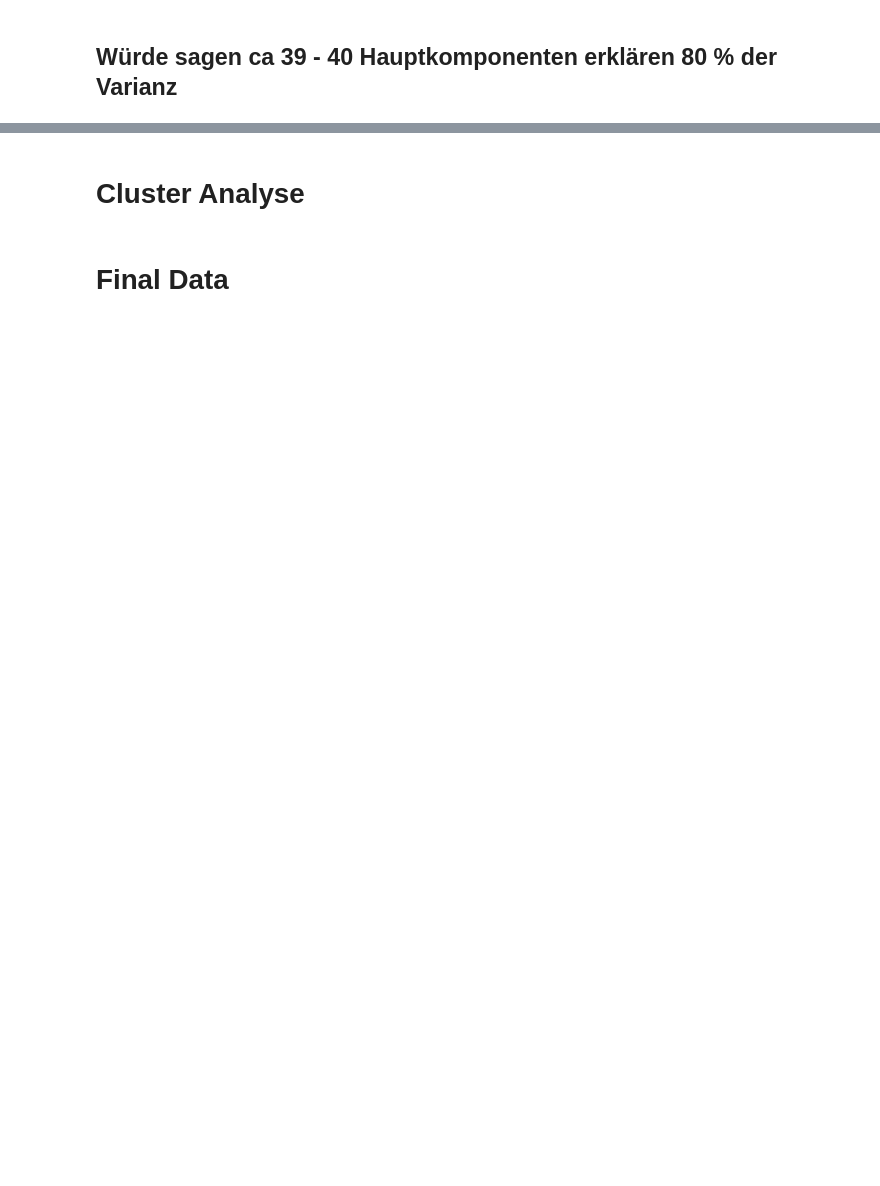
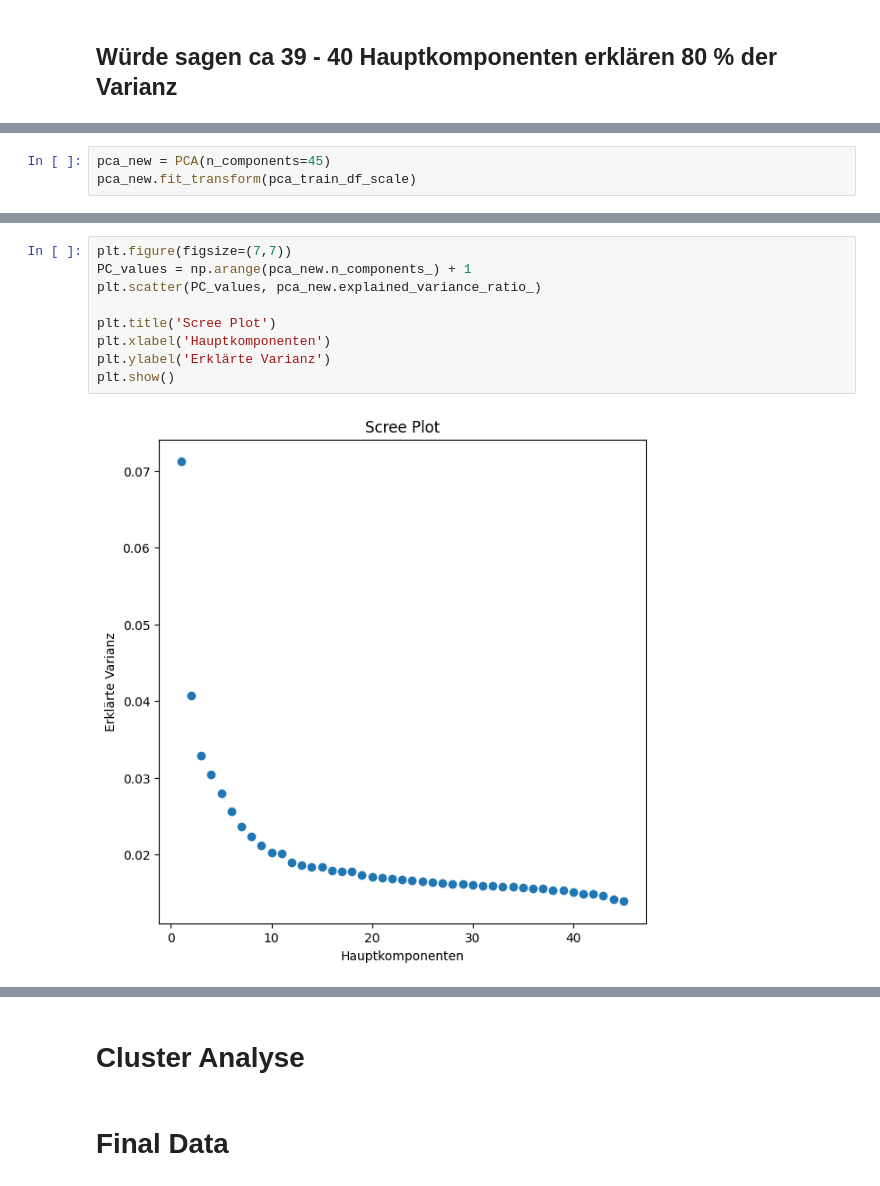
Before and after one commit to simonsymhoven/income-classification, a Jupyter notebook: income-classification.ipynb, the cells around one changed output, grey strips where cells are left out. Cells and saved outputs as stored; diff of their text form; blank space fills up the shorter version.

```diff
--- a/income-classification.ipynb
+++ b/income-classification.ipynb
@@ -463,0 +426,3 @@ train_df.iloc[:,0:47]
+# %%
+pca_new = PCA(n_components=45)
+pca_new.fit_transform(pca_train_df_scale)
@@ -463,0 +443,11 @@ train_df.iloc[:,0:47]
+# %%
+plt.figure(figsize=(7,7))
+PC_values = np.arange(pca_new.n_components_) + 1
+plt.scatter(PC_values, pca_new.explained_variance_ratio_)
+
+plt.title('Scree Plot')
+plt.xlabel('Hauptkomponenten')
+plt.ylabel('Erklärte Varianz')
+plt.show()
+# %% [output]
+[figure, added]
```
Also changed, not shown: parts of 15 cells of this notebook.
